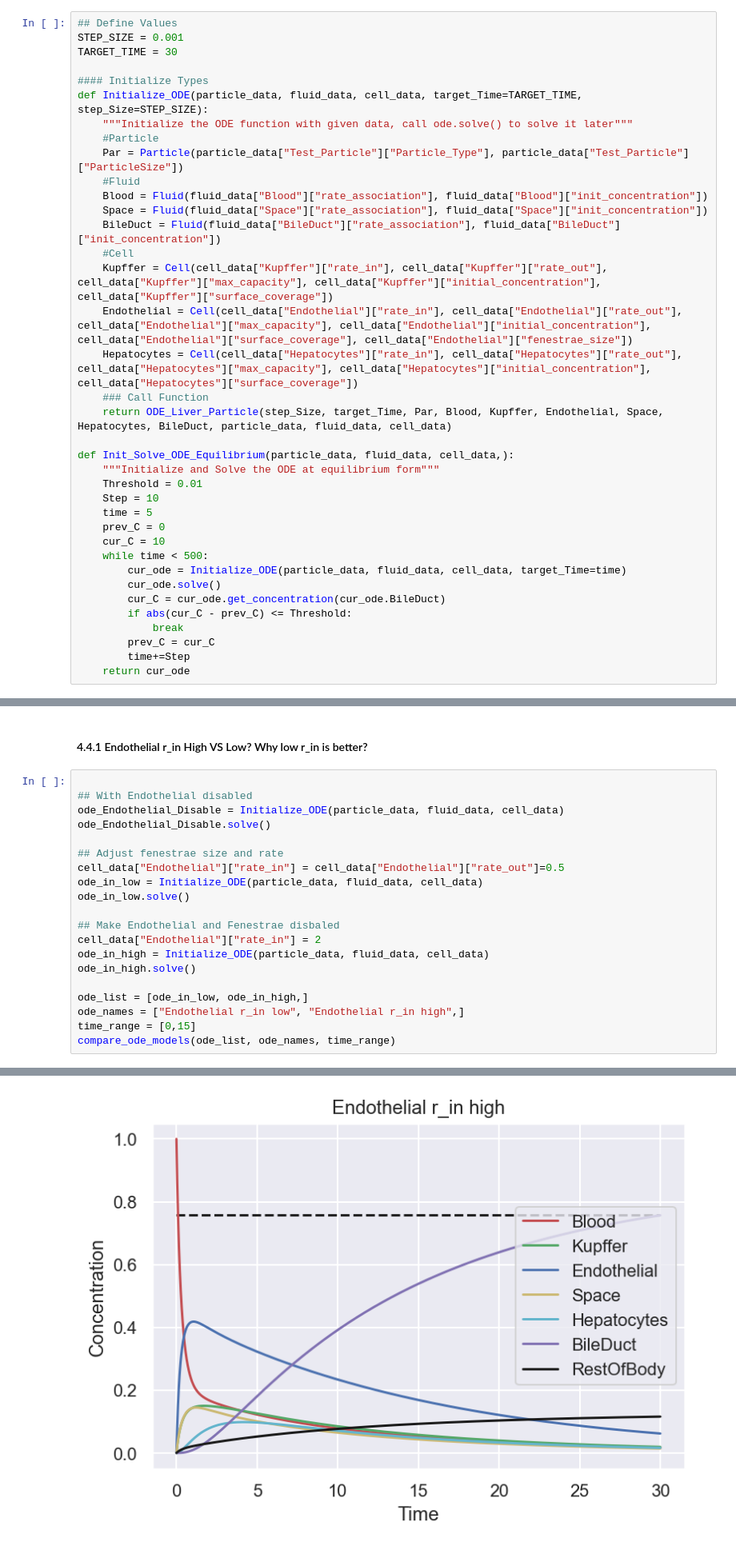
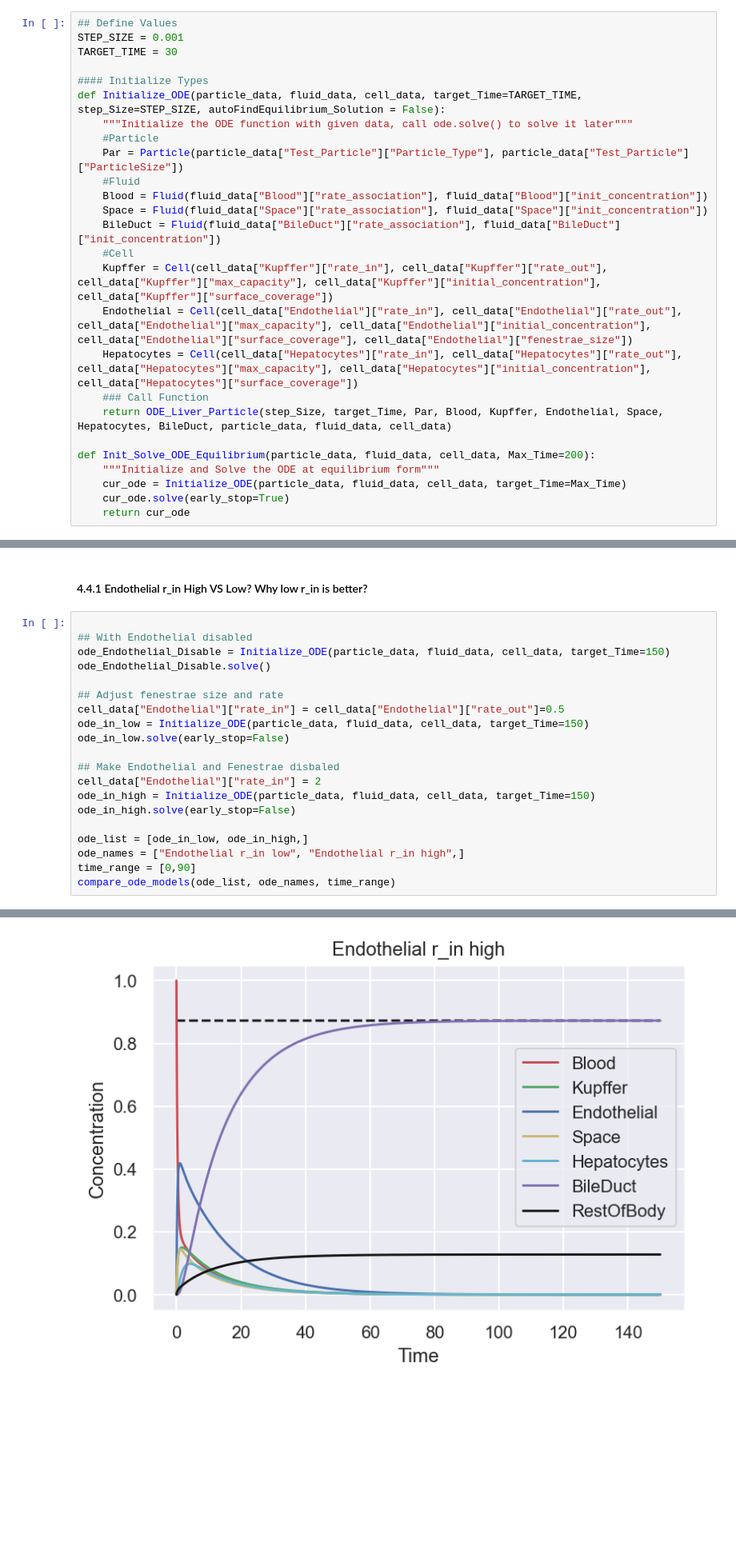
Before and after one commit to lich2000117/NanoParticles-Modelling, a Jupyter notebook: Code/Final_Model.ipynb, the cells around one changed output, grey strips where cells are left out. Shown at 80% size. Cells and saved outputs as stored; diff of their text form; blank space fills up the shorter version.

```diff
--- a/Code/Final_Model.ipynb
+++ b/Code/Final_Model.ipynb
@@ -312,7 +326,7 @@ STEP_SIZE = 0.001
 TARGET_TIME = 30
 
 #### Initialize Types
-def Initialize_ODE(particle_data, fluid_data, cell_data, target_Time=TARGET_TIME, step_Size=STEP_SIZE):
+def Initialize_ODE(particle_data, fluid_data, cell_data, target_Time=TARGET_TIME, step_Size=STEP_SIZE, autoFindEquilibrium_Solution = False):
     """Initialize the ODE function with given data, call ode.solve() to solve it later"""
     #Particle
     Par = Particle(particle_data["Test_Particle"]["Particle_Type"], particle_data["Test_Particle"]["ParticleSize"])
@@ -327,21 +341,10 @@ def Initialize_ODE(particle_data, fluid_data, cell_data, target_Time=TARGET_TIME
     ### Call Function
     return ODE_Liver_Particle(step_Size, target_Time, Par, Blood, Kupffer, Endothelial, Space, Hepatocytes, BileDuct, particle_data, fluid_data, cell_data)
 
-def Init_Solve_ODE_Equilibrium(particle_data, fluid_data, cell_data,):
+def Init_Solve_ODE_Equilibrium(particle_data, fluid_data, cell_data, Max_Time=200):
     """Initialize and Solve the ODE at equilibrium form"""
-    Threshold = 0.01
-    Step = 10
-    time = 5
-    prev_C = 0
-    cur_C = 10
-    while time < 500:
-        cur_ode = Initialize_ODE(particle_data, fluid_data, cell_data, target_Time=time)
-        cur_ode.solve()
-        cur_C = cur_ode.get_concentration(cur_ode.BileDuct)
-        if abs(cur_C - prev_C) <= Threshold:
-            break
-        prev_C = cur_C
-        time+=Step
+    cur_ode = Initialize_ODE(particle_data, fluid_data, cell_data, target_Time=Max_Time)
+    cur_ode.solve(early_stop=True)
     return cur_ode
 # %% [markdown]
 ### 2.3.1 Testing Solve With Data
@@ -1305,21 +1329,21 @@ To get a further understanding, the diagnostic plots have been drawn:
 # %%
 
 ## With Endothelial disabled
-ode_Endothelial_Disable = Initialize_ODE(particle_data, fluid_data, cell_data)
+ode_Endothelial_Disable = Initialize_ODE(particle_data, fluid_data, cell_data, target_Time=150)
 ode_Endothelial_Disable.solve()
 
 ## Adjust fenestrae size and rate
 cell_data["Endothelial"]["rate_in"] = cell_data["Endothelial"]["rate_out"]=0.5
-ode_in_low = Initialize_ODE(particle_data, fluid_data, cell_data)
-ode_in_low.solve()
+ode_in_low = Initialize_ODE(particle_data, fluid_data, cell_data, target_Time=150)
+ode_in_low.solve(early_stop=False)
 
 ## Make Endothelial and Fenestrae disbaled
 cell_data["Endothelial"]["rate_in"] = 2
-ode_in_high = Initialize_ODE(particle_data, fluid_data, cell_data)
-ode_in_high.solve()
+ode_in_high = Initialize_ODE(particle_data, fluid_data, cell_data, target_Time=150)
+ode_in_high.solve(early_stop=False)
 
 ode_list = [ode_in_low, ode_in_high,]
 ode_names = ["Endothelial r_in low", "Endothelial r_in high",]
-time_range = [0,15]
+time_range = [0,90]
 compare_ode_models(ode_list, ode_names, time_range)
 # %% [output]
@@ -1328 +1352 @@ compare_ode_models(ode_list, ode_names, time_range)
-[figure, old version]
+[figure, new version]
```
Also changed, not shown: parts of 19 cells of this notebook, 12 other files.
